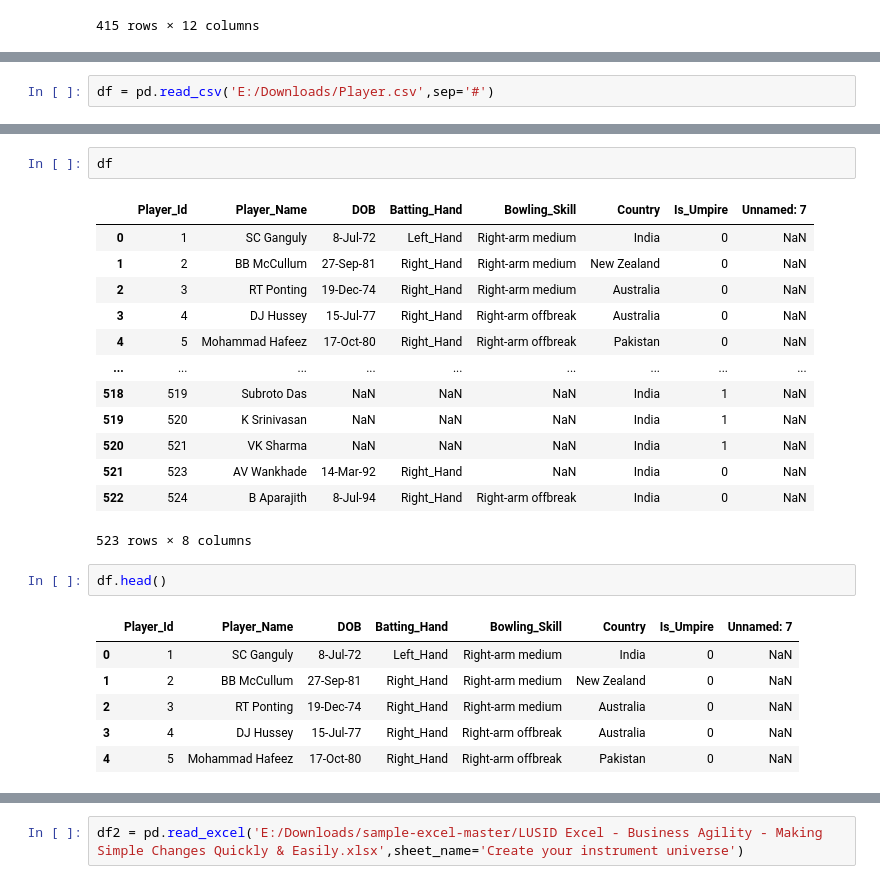
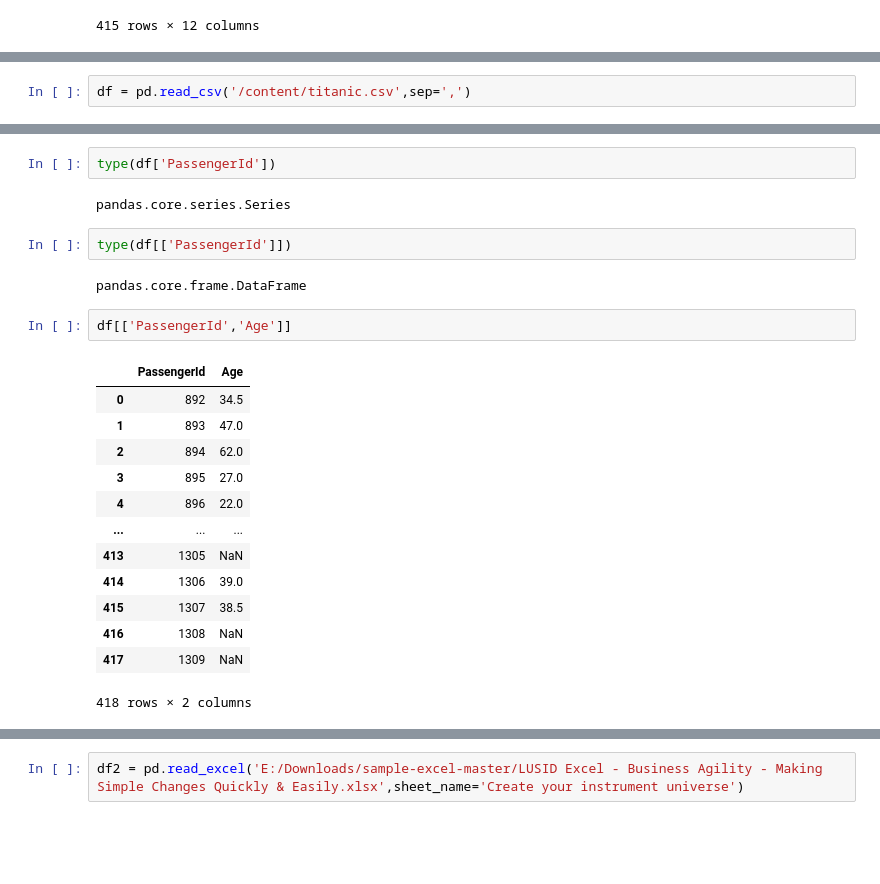
Before and after one commit to SoumyadeepDebnath/DSE_Onboarding, a Jupyter notebook: 6. Pandas.ipynb, the cells around one changed output, grey strips where cells are left out. Cells and saved outputs as stored; diff of their text form; blank space fills up the shorter version.

```diff
--- a/6. Pandas.ipynb
+++ b/6. Pandas.ipynb
@@ -122,5 +125,5 @@ df
 # %%
-df = pd.read_csv('E:/Downloads/Player.csv',sep='#')
+df = pd.read_csv('/content/titanic.csv',sep=',')
 # %%
 df
 # %% [output]
@@ -158,25 +214,24 @@ df1
+# %%
+type(df['PassengerId'])
+# %% [output]
+pandas.core.series.Series
+# %%
+type(df[['PassengerId']])
+# %% [output]
+pandas.core.frame.DataFrame
 # %%
-df
+df[['PassengerId','Age']]
 # %% [output]
-|  | Player_Id | Player_Name | DOB | Batting_Hand | Bowling_Skill | Country | Is_Umpire | Unnamed: 7 |
-| 0 | 1 | SC Ganguly | 8-Jul-72 | Left_Hand | Right-arm medium | India | 0 | NaN |
-| 1 | 2 | BB McCullum | 27-Sep-81 | Right_Hand | Right-arm medium | New Zealand | 0 | NaN |
-| 2 | 3 | RT Ponting | 19-Dec-74 | Right_Hand | Right-arm medium | Australia | 0 | NaN |
-| 3 | 4 | DJ Hussey | 15-Jul-77 | Right_Hand | Right-arm offbreak | Australia | 0 | NaN |
-| 4 | 5 | Mohammad Hafeez | 17-Oct-80 | Right_Hand | Right-arm offbreak | Pakistan | 0 | NaN |
-| ... | ... | ... | ... | ... | ... | ... | ... | ... |
-| 518 | 519 | Subroto Das | NaN | NaN | NaN | India | 1 | NaN |
-| 519 | 520 | K Srinivasan | NaN | NaN | NaN | India | 1 | NaN |
-| 520 | 521 | VK Sharma | NaN | NaN | NaN | India | 1 | NaN |
-| 521 | 523 | AV Wankhade | 14-Mar-92 | Right_Hand | NaN | India | 0 | NaN |
-| 522 | 524 | B Aparajith | 8-Jul-94 | Right_Hand | Right-arm offbreak | India | 0 | NaN |
+|  | PassengerId | Age |
+| 0 | 892 | 34.5 |
+| 1 | 893 | 47.0 |
+| 2 | 894 | 62.0 |
+| 3 | 895 | 27.0 |
+| 4 | 896 | 22.0 |
+| ... | ... | ... |
+| 413 | 1305 | NaN |
+| 414 | 1306 | 39.0 |
+| 415 | 1307 | 38.5 |
+| 416 | 1308 | NaN |
+| 417 | 1309 | NaN |
-523 rows × 8 columns
+418 rows × 2 columns
-# %%
-df.head()
-# %% [output]
-|  | Player_Id | Player_Name | DOB | Batting_Hand | Bowling_Skill | Country | Is_Umpire | Unnamed: 7 |
-| 0 | 1 | SC Ganguly | 8-Jul-72 | Left_Hand | Right-arm medium | India | 0 | NaN |
-| 1 | 2 | BB McCullum | 27-Sep-81 | Right_Hand | Right-arm medium | New Zealand | 0 | NaN |
-| 2 | 3 | RT Ponting | 19-Dec-74 | Right_Hand | Right-arm medium | Australia | 0 | NaN |
-| 3 | 4 | DJ Hussey | 15-Jul-77 | Right_Hand | Right-arm offbreak | Australia | 0 | NaN |
-| 4 | 5 | Mohammad Hafeez | 17-Oct-80 | Right_Hand | Right-arm offbreak | Pakistan | 0 | NaN |
```
Also changed, not shown: parts of 44 cells of this notebook.
